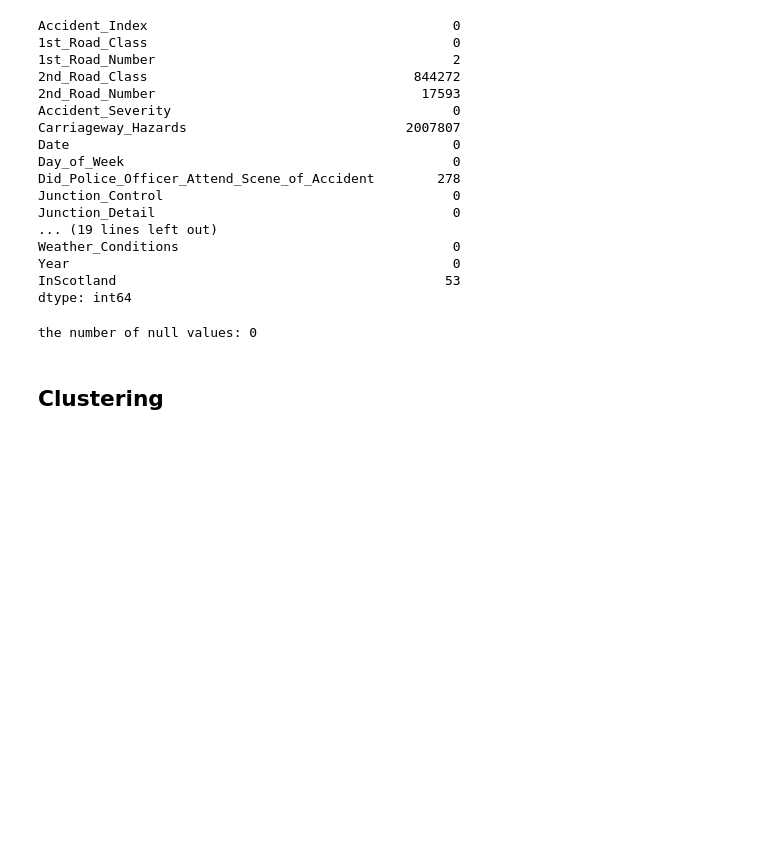
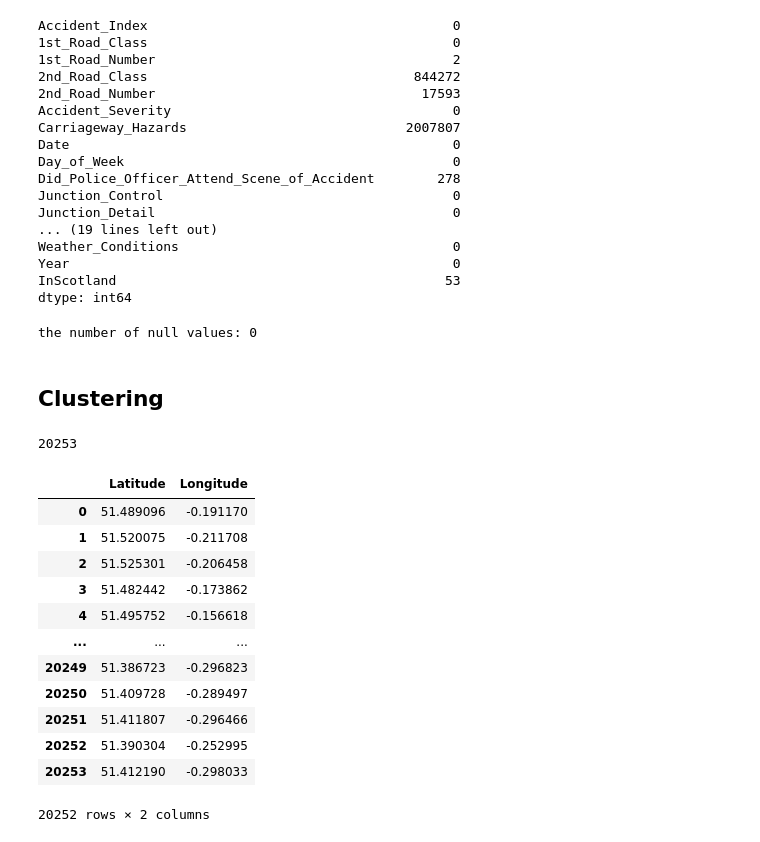
Before and after one commit to DiaaAhmedHassan/dataMiningProject, a Jupyter notebook: new.ipynb, the cells around one changed output. Drawn from its saved outputs; the diff is of its cells as text; code cells hidden in the pictures; blank space fills up the shorter version.

```diff
--- a/new.ipynb
+++ b/new.ipynb
@@ -73,6 +73,27 @@ print(f"the number of null values: {df2.isnull().sum().sum()}")
 the number of null values: 0
 # %% [markdown]
 ## Clustering
+# %%
+half = len(df2) // 100
+half
+# %% [output]
+20253
+# %%
+df2.loc[:half, ['Latitude', 'Longitude']]
+# %% [output]
+|  | Latitude | Longitude |
+| 0 | 51.489096 | -0.191170 |
+| 1 | 51.520075 | -0.211708 |
+| 2 | 51.525301 | -0.206458 |
+| 3 | 51.482442 | -0.173862 |
+| 4 | 51.495752 | -0.156618 |
+| ... | ... | ... |
+| 20249 | 51.386723 | -0.296823 |
+| 20250 | 51.409728 | -0.289497 |
+| 20251 | 51.411807 | -0.296466 |
+| 20252 | 51.390304 | -0.252995 |
+| 20253 | 51.412190 | -0.298033 |
+20252 rows × 2 columns
 # %%
 from sklearn_extra.cluster import KMedoids
 
```
Also changed, not shown: parts of 2 cells of this notebook.
